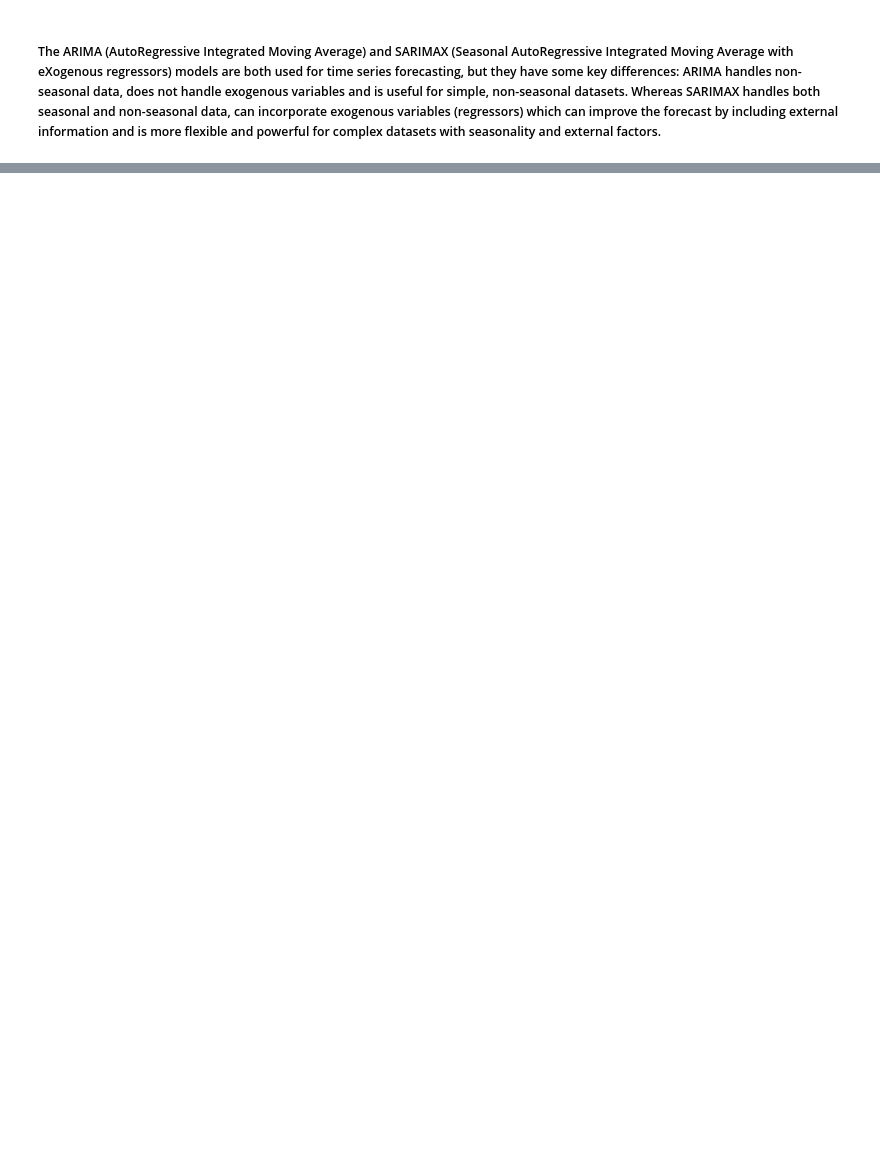
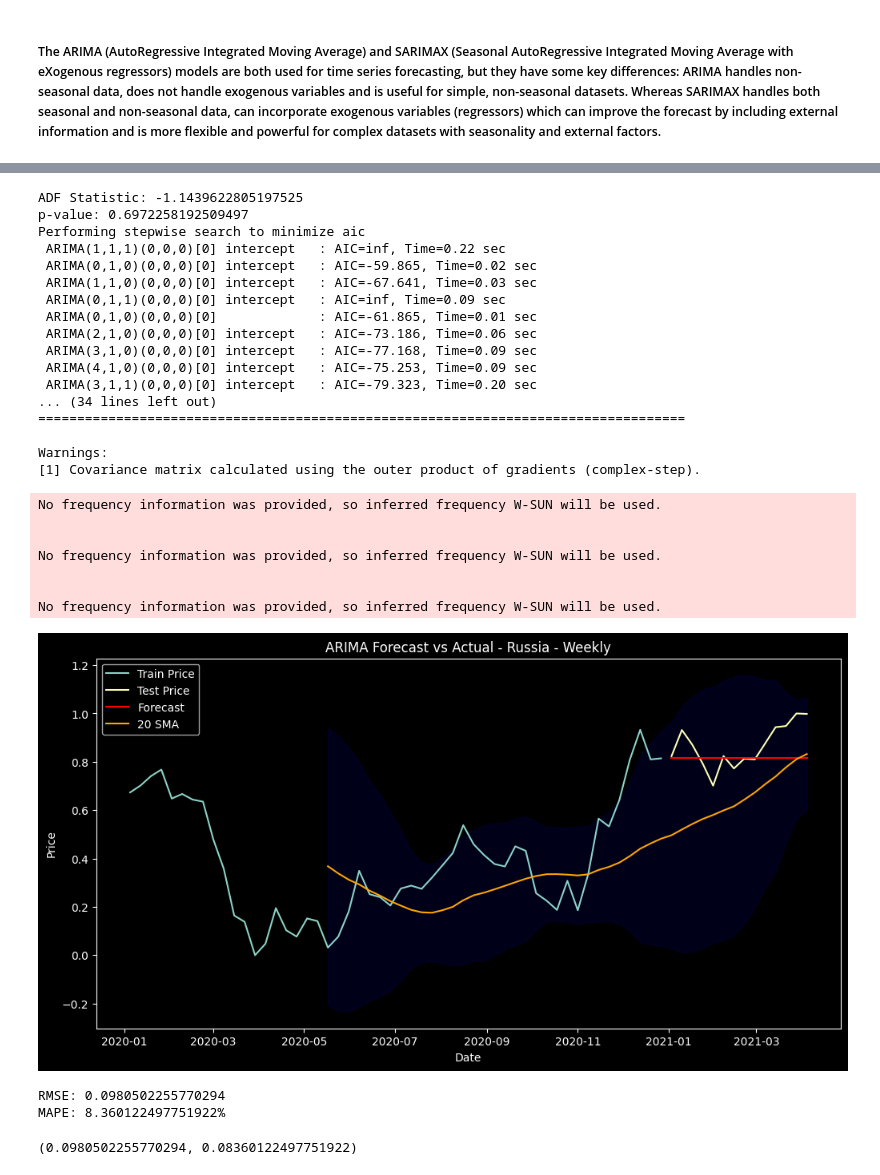
Before and after one commit to michelejl/cgmUjwl9pJkIW6Pa, a Jupyter notebook: ValueInvestor.ipynb, the cells around one changed output, grey strips where cells are left out. Drawn from its saved outputs; the diff is of its cells as text; code cells hidden in the pictures; blank space fills up the shorter version.

```diff
--- a/ValueInvestor.ipynb
+++ b/ValueInvestor.ipynb
@@ -615,0 +516,31 @@ ValueError: Pandas data cast to numpy dtype of object. Check input data with np.
+# %%
+arima(russiaw, "Russia - Weekly")
+# %% [output]
+ADF Statistic: -1.1439622805197525
+p-value: 0.6972258192509497
+Performing stepwise search to minimize aic
+ ARIMA(1,1,1)(0,0,0)[0] intercept   : AIC=inf, Time=0.22 sec
+ ARIMA(0,1,0)(0,0,0)[0] intercept   : AIC=-59.865, Time=0.02 sec
+ ARIMA(1,1,0)(0,0,0)[0] intercept   : AIC=-67.641, Time=0.03 sec
+ ARIMA(0,1,1)(0,0,0)[0] intercept   : AIC=inf, Time=0.09 sec
+ ARIMA(0,1,0)(0,0,0)[0]             : AIC=-61.865, Time=0.01 sec
+ ARIMA(2,1,0)(0,0,0)[0] intercept   : AIC=-73.186, Time=0.06 sec
+ ARIMA(3,1,0)(0,0,0)[0] intercept   : AIC=-77.168, Time=0.09 sec
+ ARIMA(4,1,0)(0,0,0)[0] intercept   : AIC=-75.253, Time=0.09 sec
+ ARIMA(3,1,1)(0,0,0)[0] intercept   : AIC=-79.323, Time=0.20 sec
+... (34 lines left out)
+===================================================================================
+
+Warnings:
+[1] Covariance matrix calculated using the outer product of gradients (complex-step).
+No frequency information was provided, so inferred frequency W-SUN will be used.
+
+
+No frequency information was provided, so inferred frequency W-SUN will be used.
+
+
+No frequency information was provided, so inferred frequency W-SUN will be used.
+[figure, added]
+RMSE: 0.0980502255770294
+MAPE: 8.360122497751922%
+(0.0980502255770294, 0.08360122497751922)
```
Also changed, not shown: parts of 95 cells of this notebook, 1 other file.
